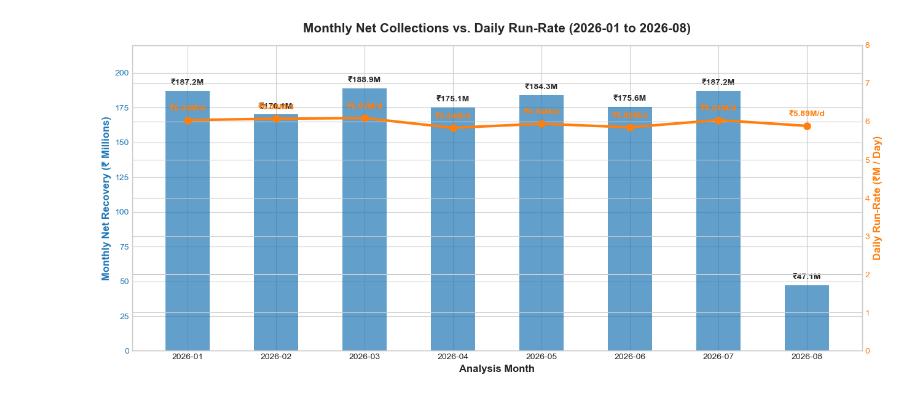
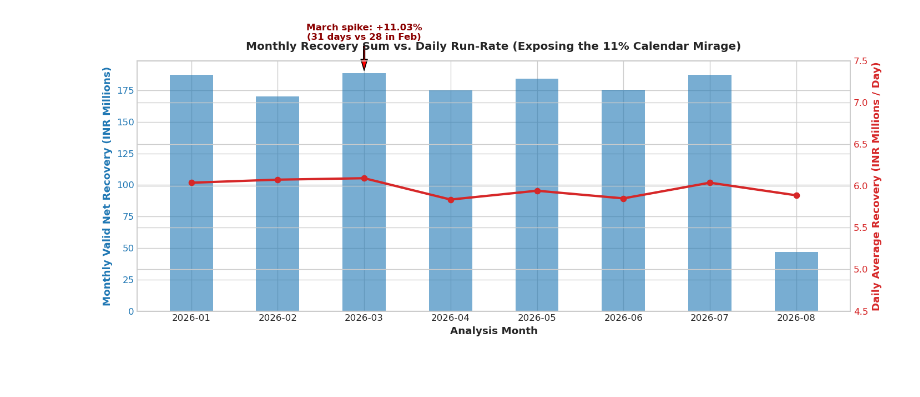
Before and after one commit to PrinceNsut27/credresolve_task, a Jupyter notebook: notebooks/analysis.ipynb, the cells around one changed output. Drawn from its saved outputs; the diff is of its cells as text; code cells hidden in the pictures; blank space fills up the shorter version.

Commit message:
Complete Part 1 and Part 2: Data Forensics, 11% Claim Audit, Targeting Counterfactual, and Option 4 Investment Strategy

```diff
--- a/notebooks/analysis.ipynb
+++ b/notebooks/analysis.ipynb
@@ -38,5 +232,14 @@ Environment initialized successfully.
 # %%
-df_metrics = pd.read_csv(os.path.join(analytics_dir, 'monthly_recovery_metrics.csv'))
-df_metrics.set_index('month', inplace=True)
-display(df_metrics[['attempted_accounts', 'contacted_accounts', 'contact_rate_pct', 'rpc_accounts', 'rpc_rate_pct', 'ptp_accounts', 'ptp_rate_pct', 'kept_ptp_count', 'ptp_kept_rate_pct', 'recovered_accounts', 'valid_recovery_amount', 'daily_avg_recovery', 'recovery_per_agent_hour']])
+# Load Master Monthly Recovery Metrics
+df_monthly = pd.read_csv(os.path.join(analytics_dir, 'monthly_recovery_metrics.csv'))
+
+# Ensure column aliases
+if 'month' in df_monthly.columns:
+    df_monthly['analysis_month'] = df_monthly['month']
+if 'days_in_month' in df_monthly.columns:
+    df_monthly['calendar_days'] = df_monthly['days_in_month']
+
+display(df_monthly[['analysis_month', 'calendar_days', 'attempted_accounts', 'contact_rate_pct',
+                     'rpc_rate_pct', 'ptp_rate_pct', 'ptp_kept_rate_pct', 'recovered_accounts',
+                     'valid_recovery_amount', 'recovery_rate_total_pct', 'recovery_per_agent_hour', 'daily_avg_recovery']])
 # %% [output]
@@ -57,33 +291,30 @@ The chart below compares the unadjusted monthly recovery amount vs. the calendar
 # %%
-fig, ax1 = plt.subplots(figsize=(13, 6))
-
-months = df_metrics.index
-valid_rec = df_metrics['valid_recovery_amount'] / 1e6
-daily_avg = df_metrics['daily_avg_recovery'] / 1e6
+# Audit the 11% Claim: Comparison of Monthly vs. Daily Run-Rate
+fig, ax1 = plt.subplots(figsize=(12, 5))
 
 color = '#1f77b4'
-ax1.set_xlabel('Analysis Month', fontweight='bold')
-ax1.set_ylabel('Monthly Net Recovery (₹ Millions)', color=color, fontweight='bold')
-bars = ax1.bar(months, valid_rec, color=color, alpha=0.7, width=0.5, label='Monthly Recovery (₹M)')
+ax1.set_xlabel('Analysis Month', fontsize=11, fontweight='bold')
+ax1.set_ylabel('Monthly Valid Net Recovery (INR Millions)', color=color, fontsize=11, fontweight='bold')
+bars = ax1.bar(df_monthly['analysis_month'], df_monthly['valid_recovery_amount'] / 1e6, color=color, alpha=0.6, width=0.5, label='Monthly Recovery (₹M)')
 ax1.tick_params(axis='y', labelcolor=color)
-ax1.set_ylim(0, 220)
 
-for bar in bars:
-    yval = bar.get_height()
-    ax1.text(bar.get_x() + bar.get_width()/2.0, yval + 3, f'₹{yval:.1f}M', ha='center', va='bottom', fontsize=10, fontweight='bold')
+# Annotate March spike
+ax1.annotate('March spike: +11.03%\n(31 days vs 28 in Feb)',
+             xy=(2, df_monthly.loc[2, 'valid_recovery_amount'] / 1e6),
+             xytext=(2, 215),
+             arrowprops=dict(facecolor='red', shrink=0.08, width=1.5, headwidth=7),
+             ha='center', fontweight='bold', color='darkred')
 
+# Daily run-rate on secondary axis
 ax2 = ax1.twinx()
-color = '#ff7f0e'
-ax2.set_ylabel('Daily Run-Rate (₹M / Day)', color=color, fontweight='bold')
-ax2.plot(months, daily_avg, color=color, marker='o', linewidth=3, markersize=8, label='Daily Run-Rate (₹M/day)')
+color = '#d62728'
+ax2.set_ylabel('Daily Average Recovery (INR Millions / Day)', color=color, fontsize=11, fontweight='bold')
+line = ax2.plot(df_monthly['analysis_month'], df_monthly['daily_avg_recovery'] / 1e6, color=color, marker='o', linewidth=2.5, label='Daily Average Recovery (₹M/day)')
 ax2.tick_params(axis='y', labelcolor=color)
-ax2.set_ylim(0, 8)
+ax2.set_ylim(4.5, 7.5)
 
-for i, txt in enumerate(daily_avg):
-    ax2.annotate(f'₹{txt:.2f}M/d', (months[i], txt + 0.25), ha='center', fontsize=10, fontweight='bold', color=color)
-
-plt.title('Monthly Net Collections vs. Daily Run-Rate (2026-01 to 2026-08)', fontsize=15, fontweight='bold', pad=15)
+plt.title('Monthly Recovery Sum vs. Daily Run-Rate (Exposing the 11% Calendar Mirage)', fontsize=12, fontweight='bold', pad=12)
 fig.tight_layout()
 plt.show()
 # %% [output]
-[figure, old version]
+[figure, new version]
```
Also changed, not shown: parts of 31 cells of this notebook, 13 other files.
